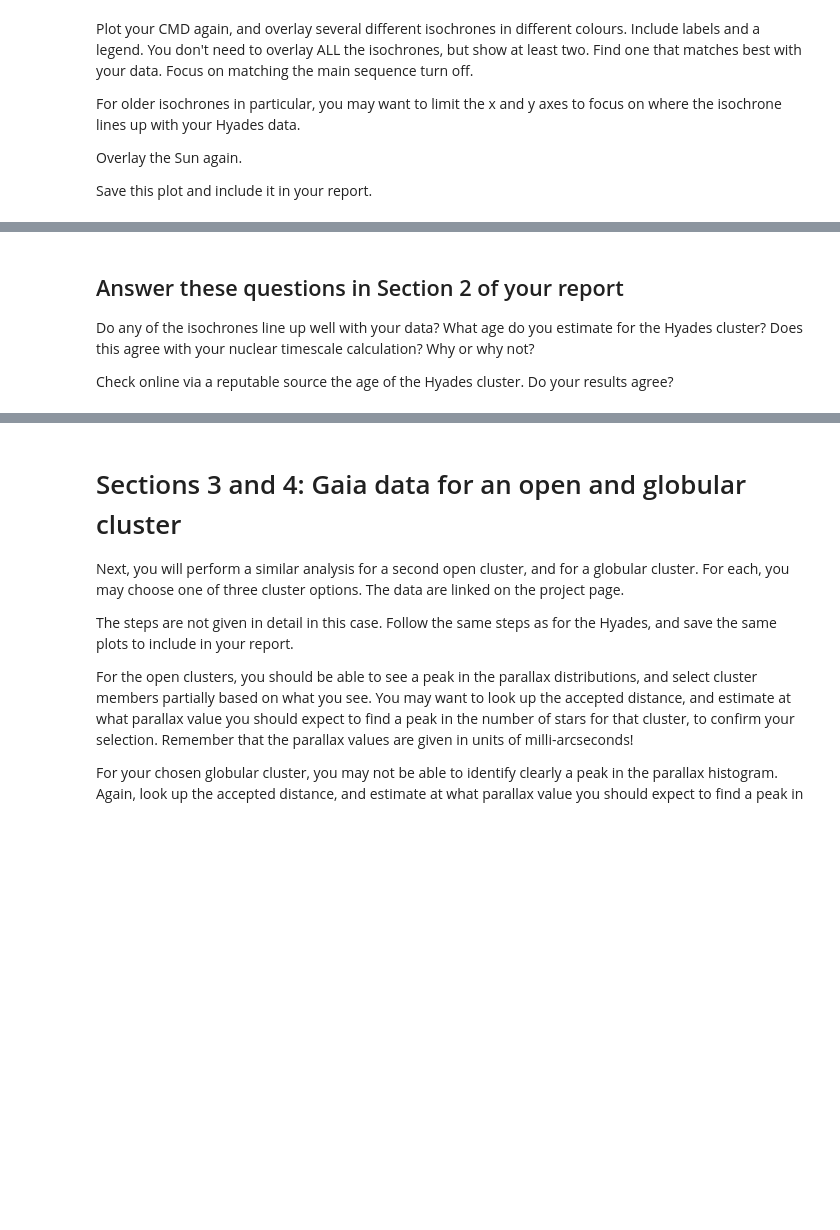
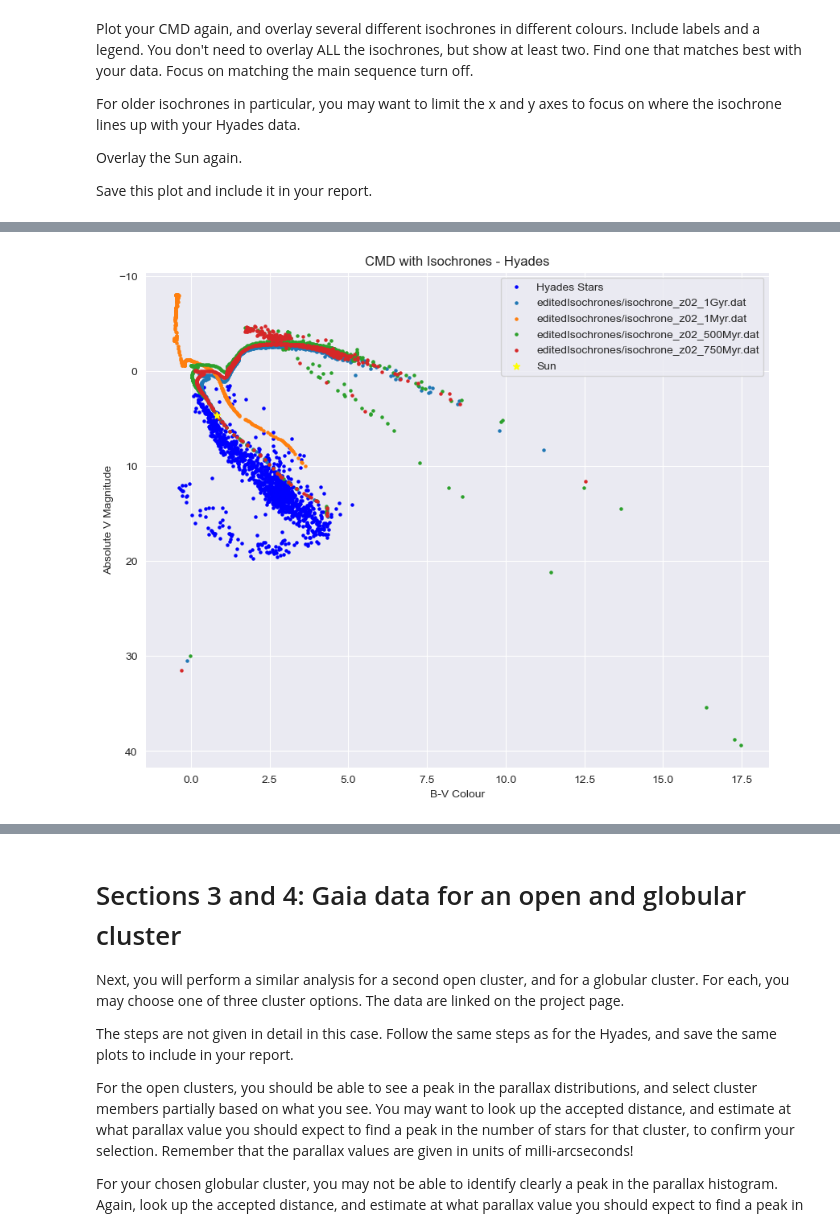
Before and after one commit to oscar066/Stellar-cluster-DataAnalysis, a Jupyter notebook: CMD_project_template.ipynb, the cells around one changed output, grey strips where cells are left out. Saved outputs shown, nothing was run; the diff lists cells and outputs as text; code cells hidden in the pictures; blank space fills up the shorter version.

Commit message:
Finished section 3 and section 4

```diff
--- a/CMD_project_template.ipynb
+++ b/CMD_project_template.ipynb
@@ -779,6 +800,40 @@ NameError: name 'plt' is not defined
-# %% [markdown]
-## Answer these questions in Section 2 of your report
-
-Do any of the isochrones line up well with your data? What age do you estimate for the Hyades cluster? Does this agree with your nuclear timescale calculation? Why or why not?
-
-Check online via a reputable source the age of the Hyades cluster. Do your results agree?
+# %%
+# Plot the cluster CMD with your chosen isochrones
+
+# Plot the CMD for the Hyades
+# Set the figure size
+plt.figure(figsize=(10, 8))
+plt.scatter(hyades_br_colors, absolute_hyades_magnitudes, s=5, label='Hyades Stars', color='blue')
+
+# Loop through each isochrone file and overlay on the CMD
+for file in isochrone_files:
+    isochrone_data = np.genfromtxt(file, delimiter=',', unpack=True)
+
+    # Extract the data
+    mass = isochrone_data[0]
+    Gmag = isochrone_data[1]
+    G_BPmag = isochrone_data[2]
+    G_RPmag = isochrone_data[3]
+
+    # Plot the isochrone on the CMD
+    plt.scatter(G_BPmag - G_RPmag, Gmag, label=file, s=5)
+
+# Overlay the Sun
+plt.scatter(sun_br_color, sun_g_absolute_magnitude, c='yellow', marker='*', label='Sun')
+
+# Add labels and legend
+plt.xlabel('B-V Colour')
+plt.ylabel('Absolute V Magnitude')
+plt.title('CMD with Isochrones - Hyades')
+
+
+# Invert y-axis for astronomical magnitudes
+plt.gca().invert_yaxis()
+plt.legend()
+
+# Save the figure
+plt.savefig('CMD_with_Isochrones_Hyades.png')
+
+plt.show()
+# %% [output]
+[figure, added]
```
Also changed, not shown: parts of 52 cells of this notebook.
